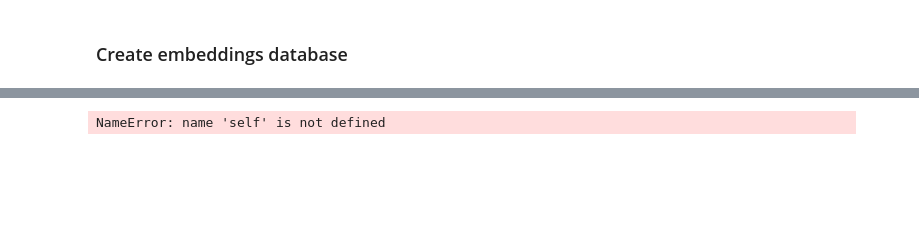
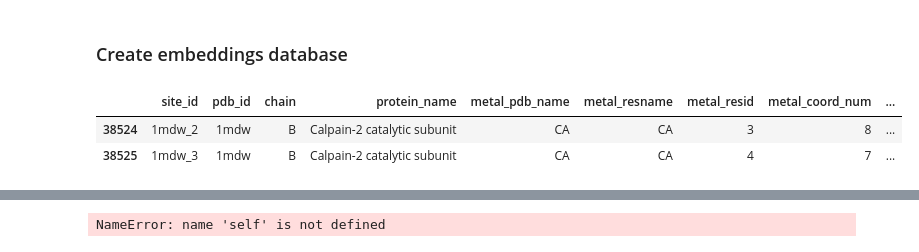
Before and after one commit to gmachiraju/K2, a Jupyter notebook: src/metal_sites.ipynb, the cells around one changed output, grey strips where cells are left out. Saved outputs shown, nothing was run; the diff lists cells and outputs as text; code cells hidden in the pictures; blank space fills up the shorter version.

```diff
--- a/src/metal_sites.ipynb
+++ b/src/metal_sites.ipynb
@@ -135,3 +146,11 @@ from torch_geometric.nn import knn_graph
 import torch
 # %%
 database = deserialize('../data/metal_database_balanced.pkl')
+# %%
+db = database['CA']
+db_pos = db['pos']
+db_pos[db_pos['pdb_id']=='1mdw']
+# %% [output]
+|  | site_id | pdb_id | chain | protein_name | metal_pdb_name | metal_resname | metal_resid | metal_coord_num | ... |
+| 38524 | 1mdw_2 | 1mdw | B | Calpain-2 catalytic subunit | CA | CA | 3 | 8 | ... |
+| 38525 | 1mdw_3 | 1mdw | B | Calpain-2 catalytic subunit | CA | CA | 4 | 7 | ... |
```
Also changed, not shown: parts of 11 cells of this notebook, 6 other files.
